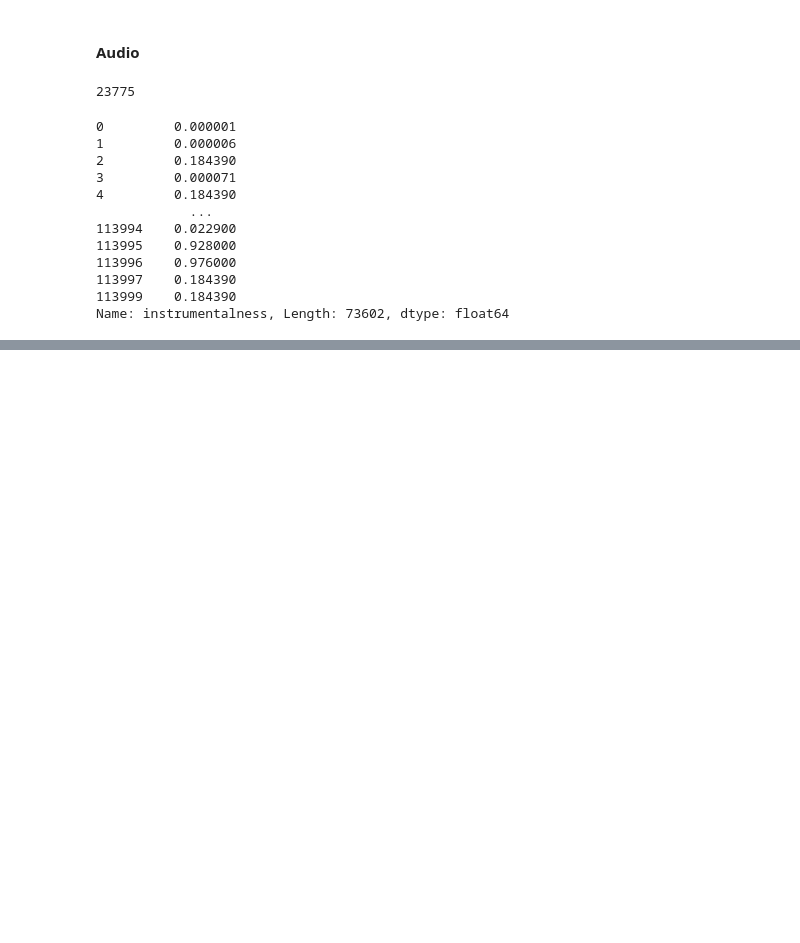
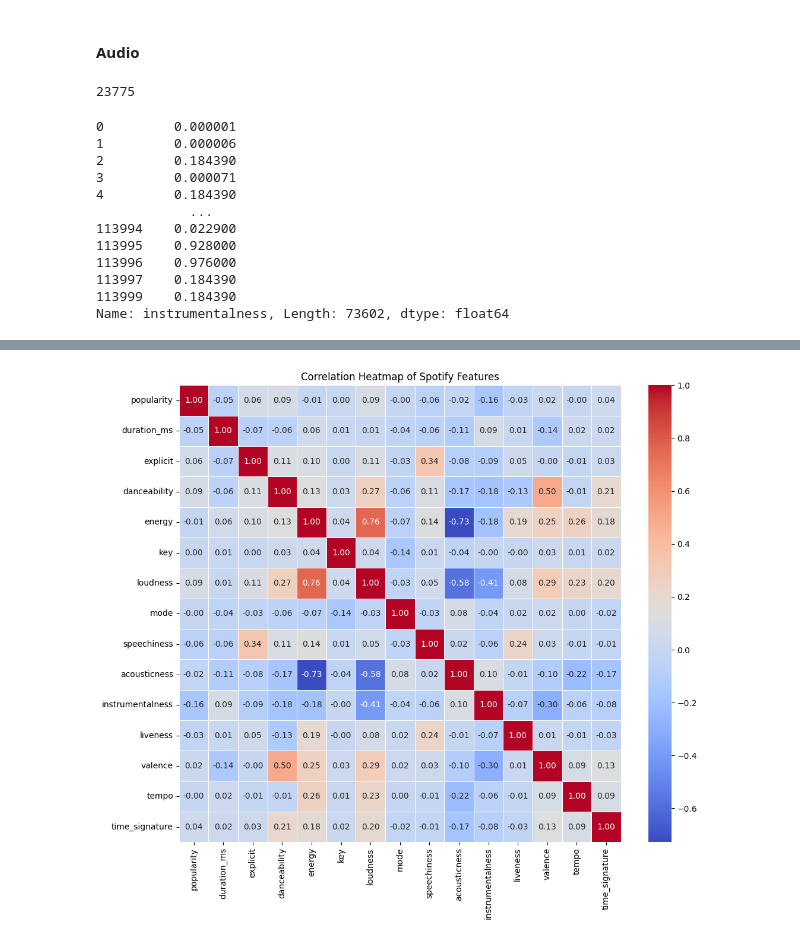
Before and after one commit to SamC0124/SClear_DDahal_MYinkaOke_Spotify_Project, a Jupyter notebook: Data_exploration.ipynb, the cells around one changed output, grey strips where cells are left out. Drawn from its saved outputs; the diff is of its cells as text; code cells hidden in the pictures; blank space fills up the shorter version.

```diff
--- a/Data_exploration.ipynb
+++ b/Data_exploration.ipynb
@@ -241,0 +253,16 @@ spotify['explicit']
+# %%
+# Corrlation heat map
+# Drop unnecessary columns
+columns_to_drop = ['track_id', 'artists', 'album_name', 'track_name', 'track_genre']
+spotify_df = spotify.drop(columns=columns_to_drop)
+
+# Calculate correlation matrix
+correlation_matrix = spotify_df.corr()
+
+# Create a heatmap
+plt.figure(figsize=(12, 10))
+heatmap = sns.heatmap(correlation_matrix, annot=True, cmap="coolwarm", fmt=".2f", linewidths=.5)
+plt.title('Correlation Heatmap of Spotify Features')
+plt.show()
+# %% [output]
+[figure, added]
```
Also changed, not shown: parts of 26 cells of this notebook.
